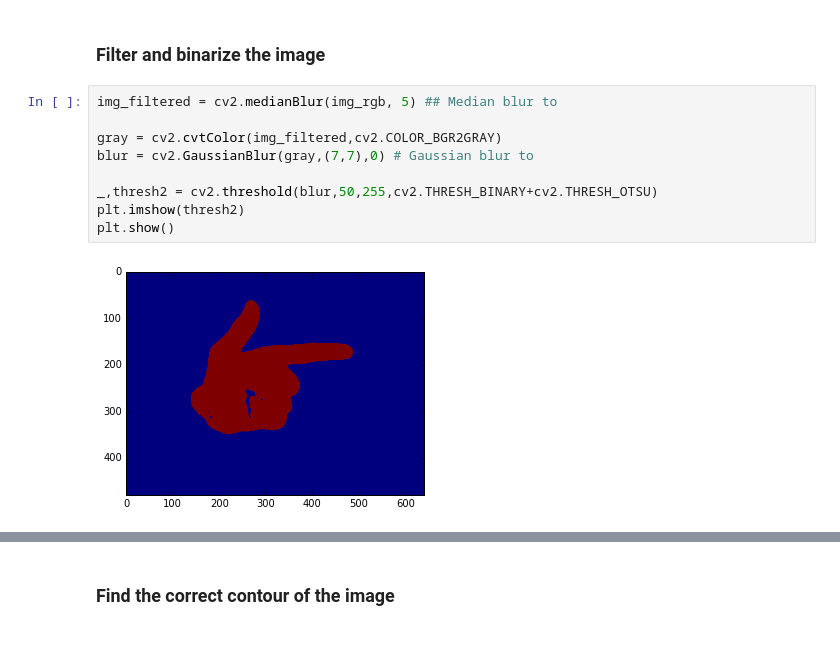
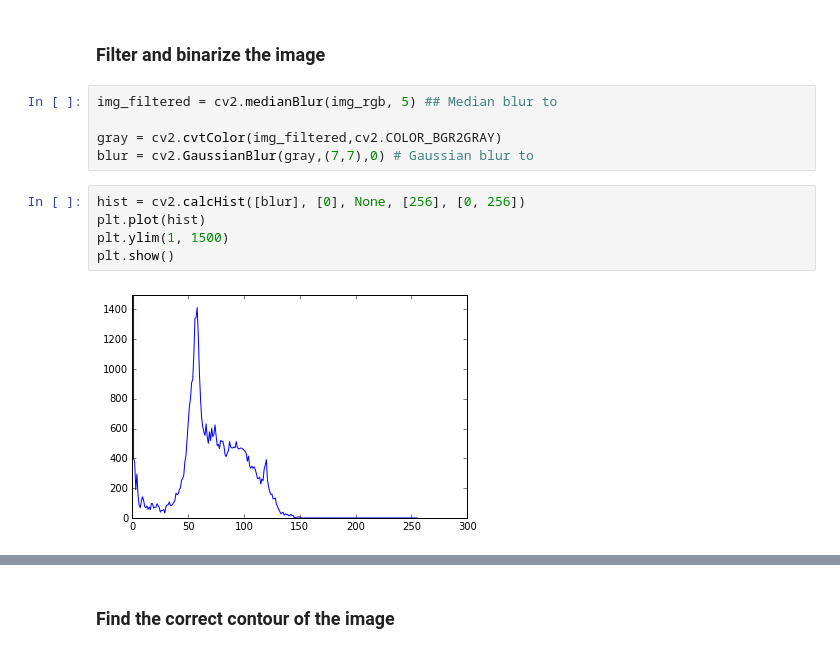
Before and after one commit to hzhucn/gesture_controlled_robot, a Jupyter notebook: Python/convex_hull.ipynb, the cells around one changed output, grey strips where cells are left out. Saved outputs shown, nothing was run; the diff lists cells and outputs as text.

```diff
--- a/Python/convex_hull.ipynb
+++ b/Python/convex_hull.ipynb
@@ -45,9 +47,10 @@ img_filtered = cv2.medianBlur(img_rgb, 5) ## Median blur to
 
 gray = cv2.cvtColor(img_filtered,cv2.COLOR_BGR2GRAY)
 blur = cv2.GaussianBlur(gray,(7,7),0) # Gaussian blur to
-
-_,thresh2 = cv2.threshold(blur,50,255,cv2.THRESH_BINARY+cv2.THRESH_OTSU)
-plt.imshow(thresh2)
-plt.show()
-# %% [output]
-[figure, removed]
+# %%
+hist = cv2.calcHist([blur], [0], None, [256], [0, 256])
+plt.plot(hist)
+plt.ylim(1, 1500)
+plt.show()
+# %% [output]
+[figure, added]
```
Also changed, not shown: parts of 2 cells of this notebook.
